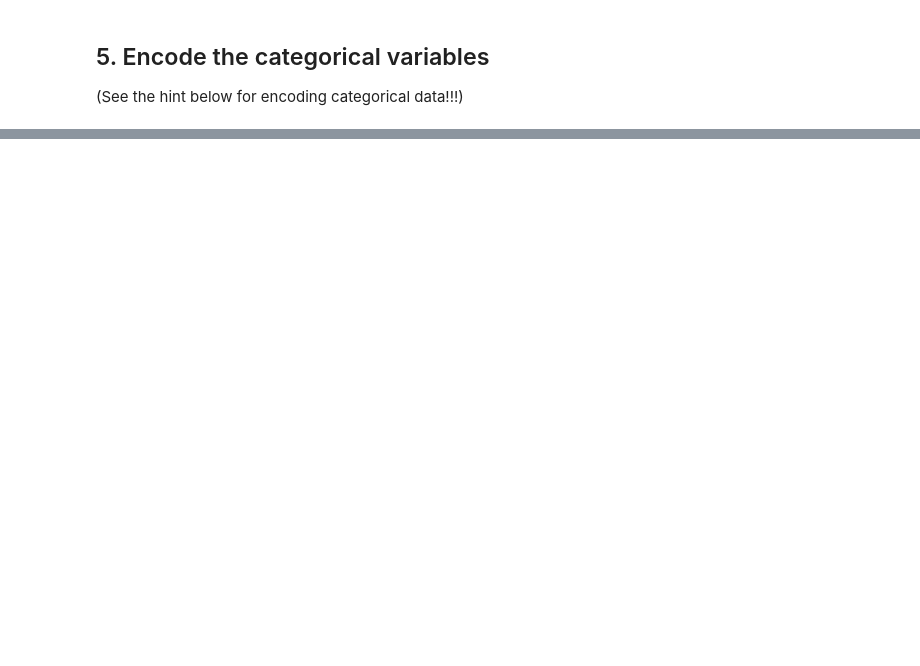
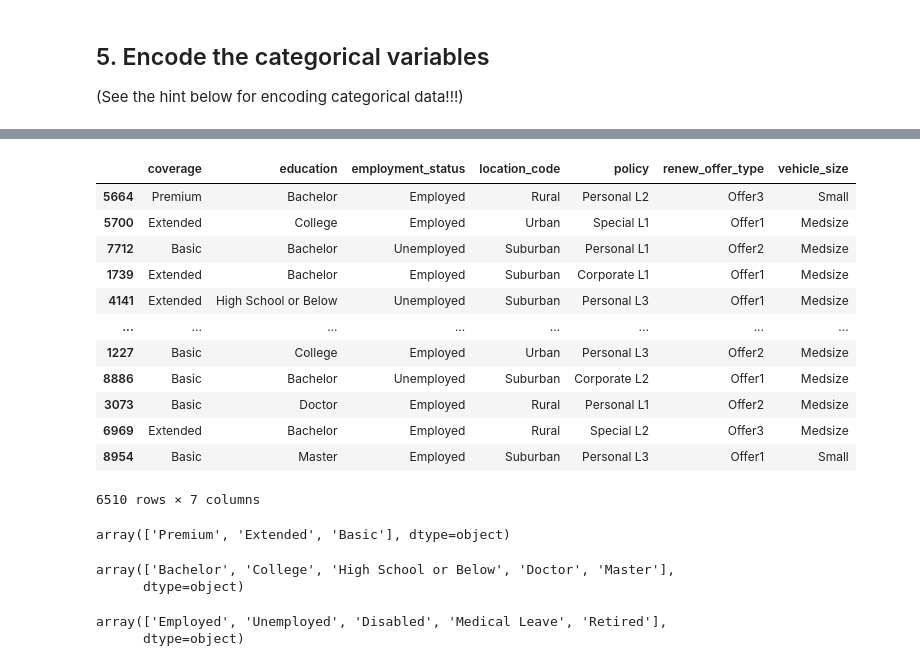
Before and after one commit to FrancRicart/lab-comparing-regression-models, a Jupyter notebook: Solution_FrancRicart.ipynb, the cells around one changed output, grey strips where cells are left out. Cells and saved outputs as stored; diff of their text form; code cells hidden in the pictures; blank space fills up the shorter version.

```diff
--- a/Solution_FrancRicart.ipynb
+++ b/Solution_FrancRicart.ipynb
@@ -291,0 +317,20 @@ X_train_cat
+# %%
+X_train_cat_ord
+# %% [output]
+|  | coverage | education | employment_status | location_code | policy | renew_offer_type | vehicle_size |
+| 5664 | Premium | Bachelor | Employed | Rural | Personal L2 | Offer3 | Small |
+| 5700 | Extended | College | Employed | Urban | Special L1 | Offer1 | Medsize |
+| 7712 | Basic | Bachelor | Unemployed | Suburban | Personal L1 | Offer2 | Medsize |
+| 1739 | Extended | Bachelor | Employed | Suburban | Corporate L1 | Offer1 | Medsize |
+| 4141 | Extended | High School or Below | Unemployed | Suburban | Personal L3 | Offer1 | Medsize |
+| ... | ... | ... | ... | ... | ... | ... | ... |
+| 1227 | Basic | College | Employed | Urban | Personal L3 | Offer2 | Medsize |
+| 8886 | Basic | Bachelor | Unemployed | Suburban | Corporate L2 | Offer1 | Medsize |
+| 3073 | Basic | Doctor | Employed | Rural | Personal L1 | Offer2 | Medsize |
+| 6969 | Extended | Bachelor | Employed | Rural | Special L2 | Offer3 | Medsize |
+| 8954 | Basic | Master | Employed | Suburban | Personal L3 | Offer1 | Small |
+6510 rows × 7 columns
+# %%
+X_train_cat_ord["coverage"].unique()
+# %% [output]
+array(['Premium', 'Extended', 'Basic'], dtype=object)
@@ -291,0 +340,5 @@ X_train_cat
+# %%
+X_train_cat_ord["education"].unique()
+# %% [output]
+array(['Bachelor', 'College', 'High School or Below', 'Doctor', 'Master'],
+      dtype=object)
@@ -291,0 +348,5 @@ X_train_cat
+# %%
+X_train_cat_ord["employment_status"].unique()
+# %% [output]
+array(['Employed', 'Unemployed', 'Disabled', 'Medical Leave', 'Retired'],
+      dtype=object)
```
Also changed, not shown: parts of 41 cells of this notebook.
